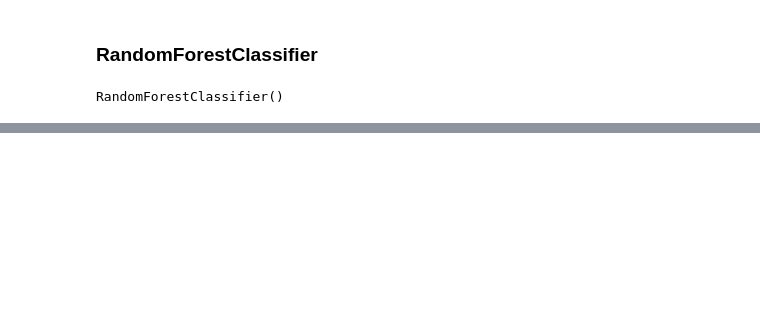
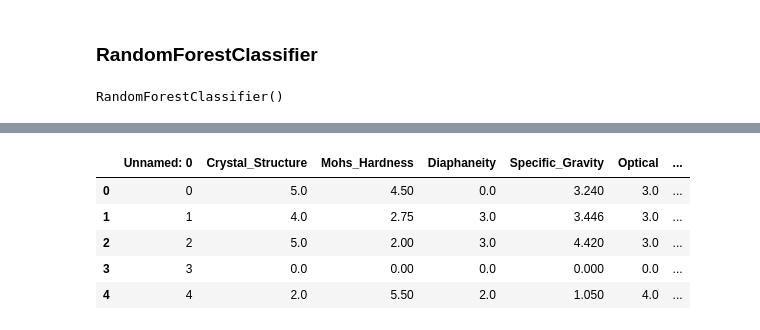
Before and after one commit to rajeshkumarchellappan/Crystal_Structure_Classification, a Jupyter notebook: Classification of Crystal structure.ipynb, the cells around one changed output, grey strips where cells are left out. Saved outputs shown, nothing was run; the diff lists cells and outputs as text; code cells hidden in the pictures; blank space fills up the shorter version.

```diff
--- a/Classification of Crystal structure.ipynb
+++ b/Classification of Crystal structure.ipynb
@@ -373,0 +440,9 @@ model=pickle.load(open('model.pkl','rb'))
+# %%
+df4.head()
+# %% [output]
+|  | Unnamed: 0 | Crystal_Structure | Mohs_Hardness | Diaphaneity | Specific_Gravity | Optical | ... |
+| 0 | 0 | 5.0 | 4.50 | 0.0 | 3.240 | 3.0 | ... |
+| 1 | 1 | 4.0 | 2.75 | 3.0 | 3.446 | 3.0 | ... |
+| 2 | 2 | 5.0 | 2.00 | 3.0 | 4.420 | 3.0 | ... |
+| 3 | 3 | 0.0 | 0.00 | 0.0 | 0.000 | 0.0 | ... |
+| 4 | 4 | 2.0 | 5.50 | 2.0 | 1.050 | 4.0 | ... |
```
Also changed, not shown: parts of 25 cells of this notebook, 8 other files.
